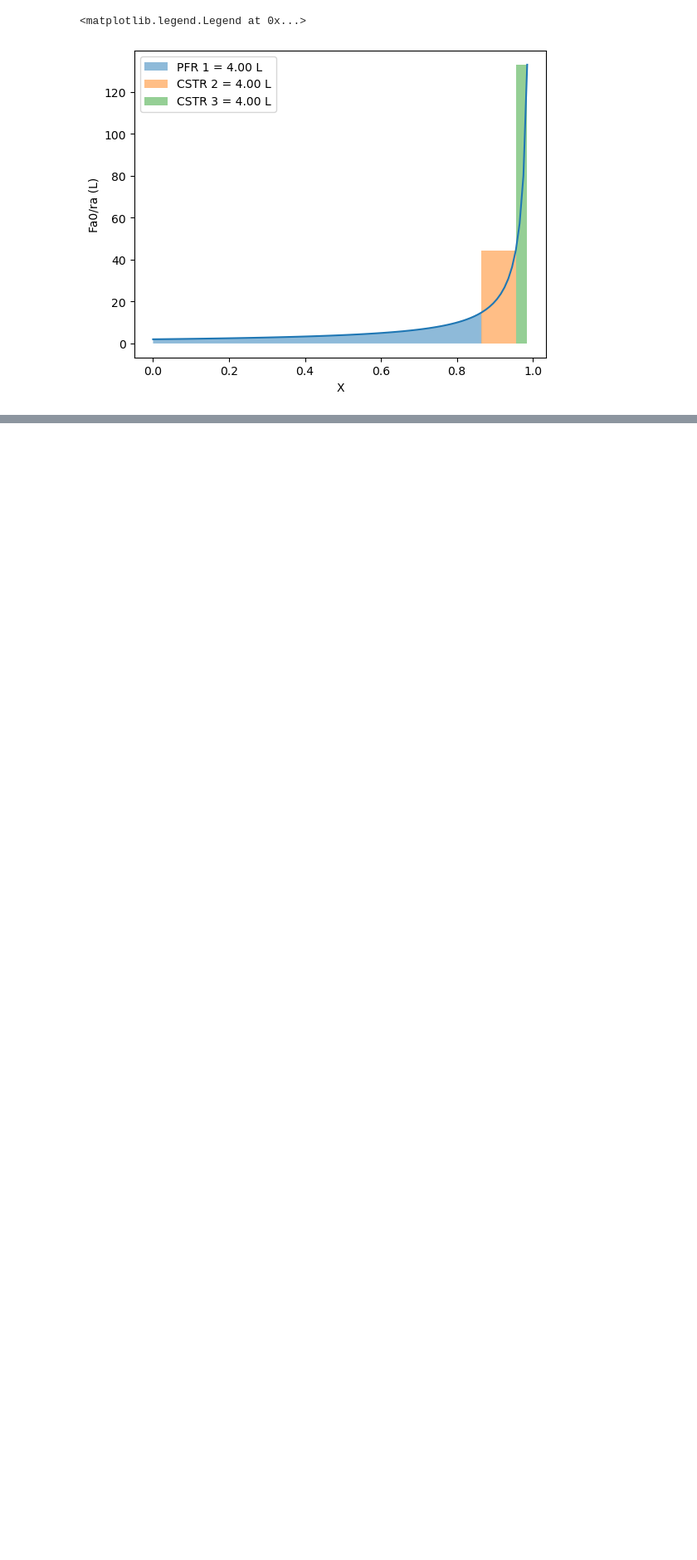
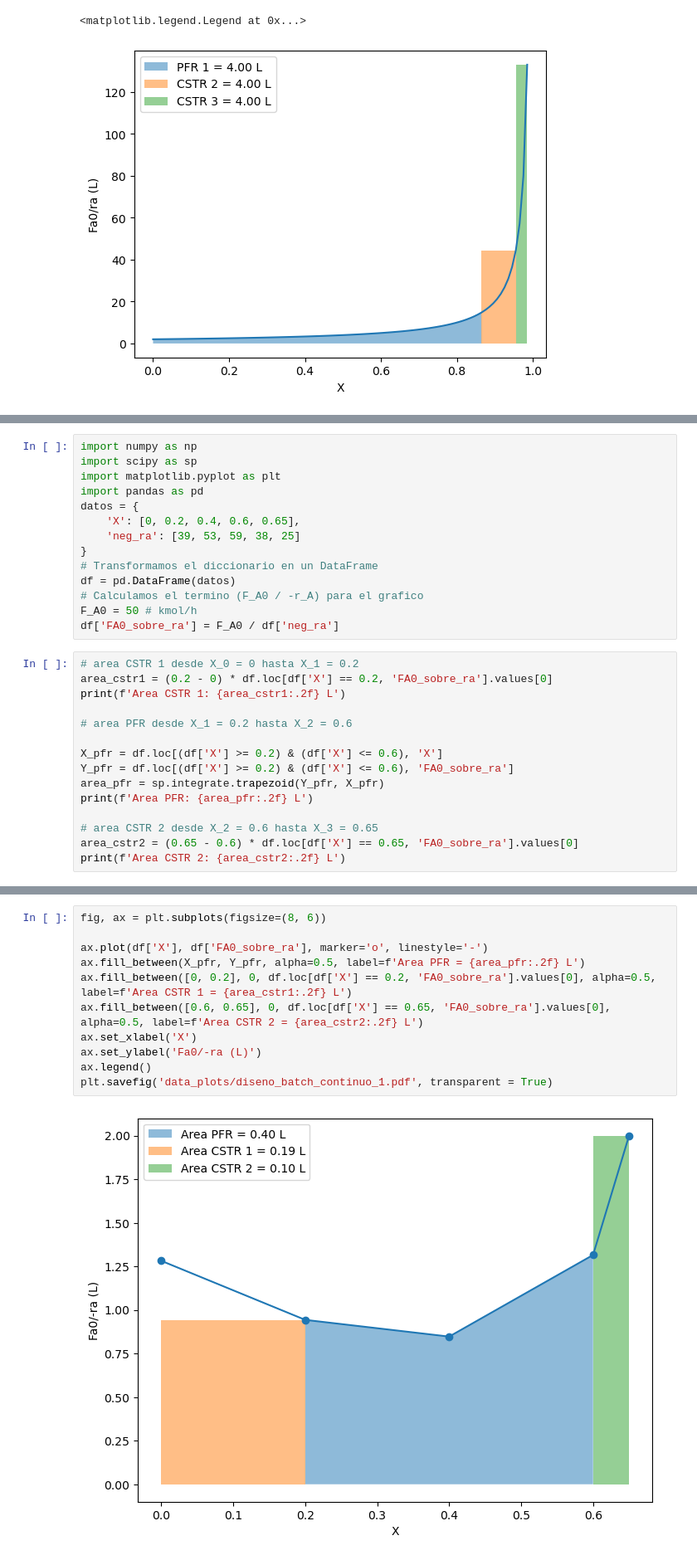
Before and after one commit to SysBioengLab/IIQ2113-Chemical-reactor-design, a Jupyter notebook: Ayudantias/ayu2_DisenoBatchContinuo.ipynb, the cells around one changed output, grey strips where cells are left out. Shown at 83% size. Saved outputs shown, nothing was run; the diff lists cells and outputs as text; blank space fills up the shorter version.

```diff
--- a/Ayudantias/ayu2_DisenoBatchContinuo.ipynb
+++ b/Ayudantias/ayu2_DisenoBatchContinuo.ipynb
@@ -142,0 +145,29 @@ plt.legend()
+# %%
+import numpy as np
+import scipy as sp
+import matplotlib.pyplot as plt
+import pandas as pd
+datos = {
+    'X': [0, 0.2, 0.4, 0.6, 0.65],
+    'neg_ra': [39, 53, 59, 38, 25]
+}
+# Transformamos el diccionario en un DataFrame
+df = pd.DataFrame(datos)
+# Calculamos el termino (F_A0 / -r_A) para el grafico
+F_A0 = 50 # kmol/h
+df['FA0_sobre_ra'] = F_A0 / df['neg_ra']
+# %%
+# area CSTR 1 desde X_0 = 0 hasta X_1 = 0.2
+area_cstr1 = (0.2 - 0) * df.loc[df['X'] == 0.2, 'FA0_sobre_ra'].values[0]
+print(f'Area CSTR 1: {area_cstr1:.2f} L')
+
+# area PFR desde X_1 = 0.2 hasta X_2 = 0.6
+
+X_pfr = df.loc[(df['X'] >= 0.2) & (df['X'] <= 0.6), 'X']
+Y_pfr = df.loc[(df['X'] >= 0.2) & (df['X'] <= 0.6), 'FA0_sobre_ra']
+area_pfr = sp.integrate.trapezoid(Y_pfr, X_pfr)
+print(f'Area PFR: {area_pfr:.2f} L')
+
+# area CSTR 2 desde X_2 = 0.6 hasta X_3 = 0.65
+area_cstr2 = (0.65 - 0.6) * df.loc[df['X'] == 0.65, 'FA0_sobre_ra'].values[0]
+print(f'Area CSTR 2: {area_cstr2:.2f} L')
@@ -142,0 +178,13 @@ plt.legend()
+# %%
+fig, ax = plt.subplots(figsize=(8, 6))
+
+ax.plot(df['X'], df['FA0_sobre_ra'], marker='o', linestyle='-')
+ax.fill_between(X_pfr, Y_pfr, alpha=0.5, label=f'Area PFR = {area_pfr:.2f} L')
+ax.fill_between([0, 0.2], 0, df.loc[df['X'] == 0.2, 'FA0_sobre_ra'].values[0], alpha=0.5, label=f'Area CSTR 1 = {area_cstr1:.2f} L')
+ax.fill_between([0.6, 0.65], 0, df.loc[df['X'] == 0.65, 'FA0_sobre_ra'].values[0], alpha=0.5, label=f'Area CSTR 2 = {area_cstr2:.2f} L')
+ax.set_xlabel('X')
+ax.set_ylabel('Fa0/-ra (L)')
+ax.legend()
+plt.savefig('data_plots/diseno_batch_continuo_1.pdf', transparent = True)
+# %% [output]
+[figure, added]
```
Also changed, not shown: parts of 8 cells of this notebook, 6 other files.
